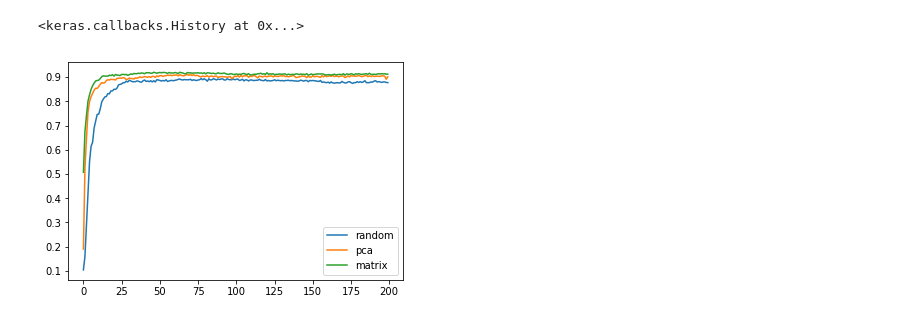
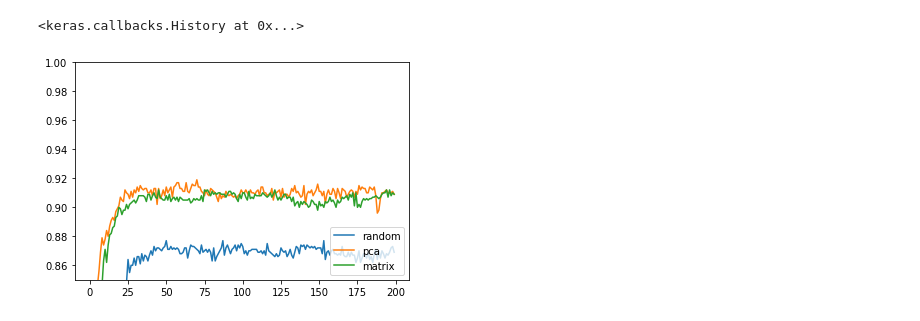
Before and after one commit to gasperpetelin/mat-factorization-nnet, a Jupyter notebook: Autoencoder.ipynb, the cells around one changed output. Drawn from its saved outputs; the diff is of its cells as text; code cells hidden in the pictures.

```diff
--- a/Autoencoder.ipynb
+++ b/Autoencoder.ipynb
@@ -108,11 +107,11 @@ random1 = base_model.fit(X_test, y_test, X_train, y_train, 200, 20)
 # %%
 #plt.clear()
 plt.plot(random[1], label = "random")
 #plt.plot(random1[1], label = "random1")
 plt.plot(pca[1], label = "pca")
 plt.plot(svd[1], label = "matrix")
 plt.legend(loc='lower right')
-#plt.ylim([0.85, 1])
+plt.ylim([0.85, 1])
 plt.show()
 # %% [output]
-[figure, old version]
+[figure, new version]
```
Also changed, not shown: parts of 8 cells of this notebook, 4 other files.
